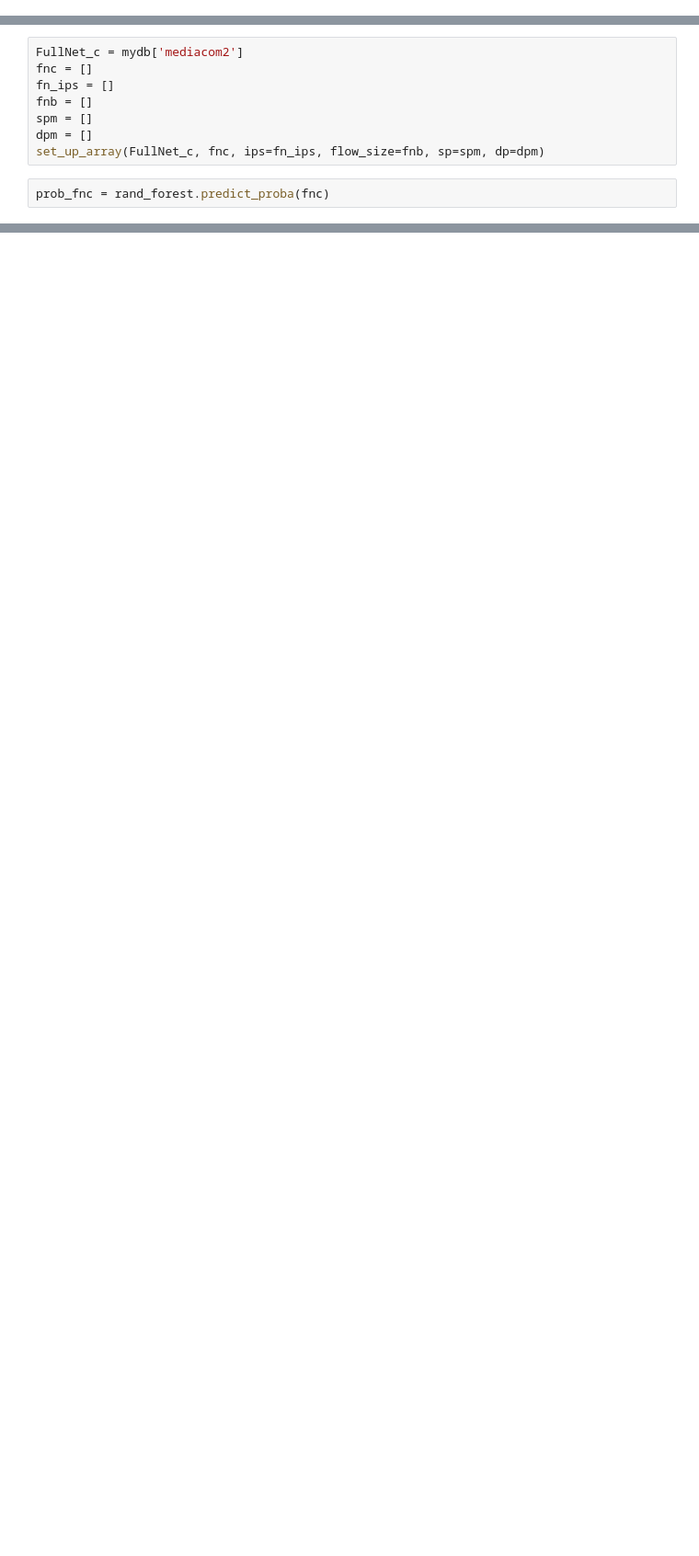
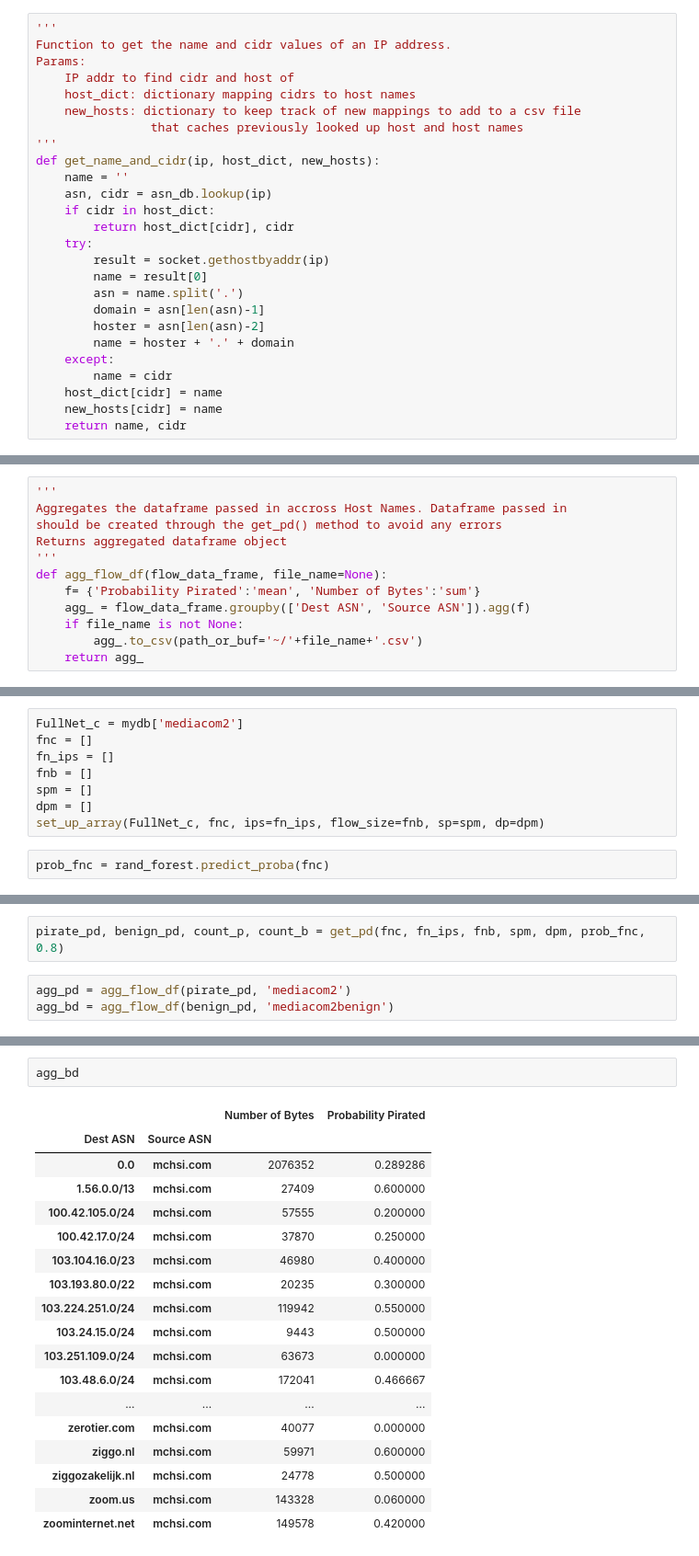
Before and after one commit to Alienekoo/PirateFinder, a Jupyter notebook: flow_classifier.ipynb, the cells around one changed output, grey strips where cells are left out. Shown: that part at 92% size. Saved outputs shown, nothing was run; the diff lists cells and outputs as text; blank space fills up the shorter version.

Commit message:
updated flow classifier
includes a little VPN analysis at bottom, new function to run joy in code, as well as other changes/updates

```diff
--- a/flow_classifier.ipynb
+++ b/flow_classifier.ipynb
@@ -494,0 +528,26 @@ def combine_graphs(benign_set, benign_nums, pirated_set, pirated_nums):
+# %%
+'''
+Function to get the name and cidr values of an IP address.
+Params:
+    IP addr to find cidr and host of
+    host_dict: dictionary mapping cidrs to host names
+    new_hosts: dictionary to keep track of new mappings to add to a csv file
+                that caches previously looked up host and host names
+'''
+def get_name_and_cidr(ip, host_dict, new_hosts):
+    name = ''
+    asn, cidr = asn_db.lookup(ip)
+    if cidr in host_dict:
+        return host_dict[cidr], cidr
+    try:
+        result = socket.gethostbyaddr(ip)
+        name = result[0]
+        asn = name.split('.')
+        domain = asn[len(asn)-1]
+        hoster = asn[len(asn)-2]
+        name = hoster + '.' + domain
+    except:
+        name = cidr
+    host_dict[cidr] = name
+    new_hosts[cidr] = name
+    return name, cidr
@@ -494,0 +604,12 @@ def combine_graphs(benign_set, benign_nums, pirated_set, pirated_nums):
+# %%
+'''
+Aggregates the dataframe passed in accross Host Names. Dataframe passed in
+should be created through the get_pd() method to avoid any errors
+Returns aggregated dataframe object
+'''
+def agg_flow_df(flow_data_frame, file_name=None):
+    f= {'Probability Pirated':'mean', 'Number of Bytes':'sum'}
+    agg_ = flow_data_frame.groupby(['Dest ASN', 'Source ASN']).agg(f)
+    if file_name is not None:
+        agg_.to_csv(path_or_buf='~/'+file_name+'.csv')
+    return agg_
@@ -935,0 +963,5 @@ agg_b
+# %%
+pirate_pd, benign_pd, count_p, count_b = get_pd(fnc, fn_ips, fnb, spm, dpm, prob_fnc, 0.8)
+# %%
+agg_pd = agg_flow_df(pirate_pd, 'mediacom2')
+agg_bd = agg_flow_df(benign_pd, 'mediacom2benign')
@@ -935,0 +990,21 @@ agg_b
+# %%
+agg_bd
+# %% [output]
+|  |  | Number of Bytes | Probability Pirated |
+| Dest ASN | Source ASN |  |  |
+| 0.0 | mchsi.com | 2076352 | 0.289286 |
+| 1.56.0.0/13 | mchsi.com | 27409 | 0.600000 |
+| 100.42.105.0/24 | mchsi.com | 57555 | 0.200000 |
+| 100.42.17.0/24 | mchsi.com | 37870 | 0.250000 |
+| 103.104.16.0/23 | mchsi.com | 46980 | 0.400000 |
+| 103.193.80.0/22 | mchsi.com | 20235 | 0.300000 |
+| 103.224.251.0/24 | mchsi.com | 119942 | 0.550000 |
+| 103.24.15.0/24 | mchsi.com | 9443 | 0.500000 |
+| 103.251.109.0/24 | mchsi.com | 63673 | 0.000000 |
+| 103.48.6.0/24 | mchsi.com | 172041 | 0.466667 |
+| ... | ... | ... | ... |
+| zerotier.com | mchsi.com | 40077 | 0.000000 |
+| ziggo.nl | mchsi.com | 59971 | 0.600000 |
+| ziggozakelijk.nl | mchsi.com | 24778 | 0.500000 |
+| zoom.us | mchsi.com | 143328 | 0.060000 |
+| zoominternet.net | mchsi.com | 149578 | 0.420000 |
```
Also changed, not shown: parts of 78 cells of this notebook.
